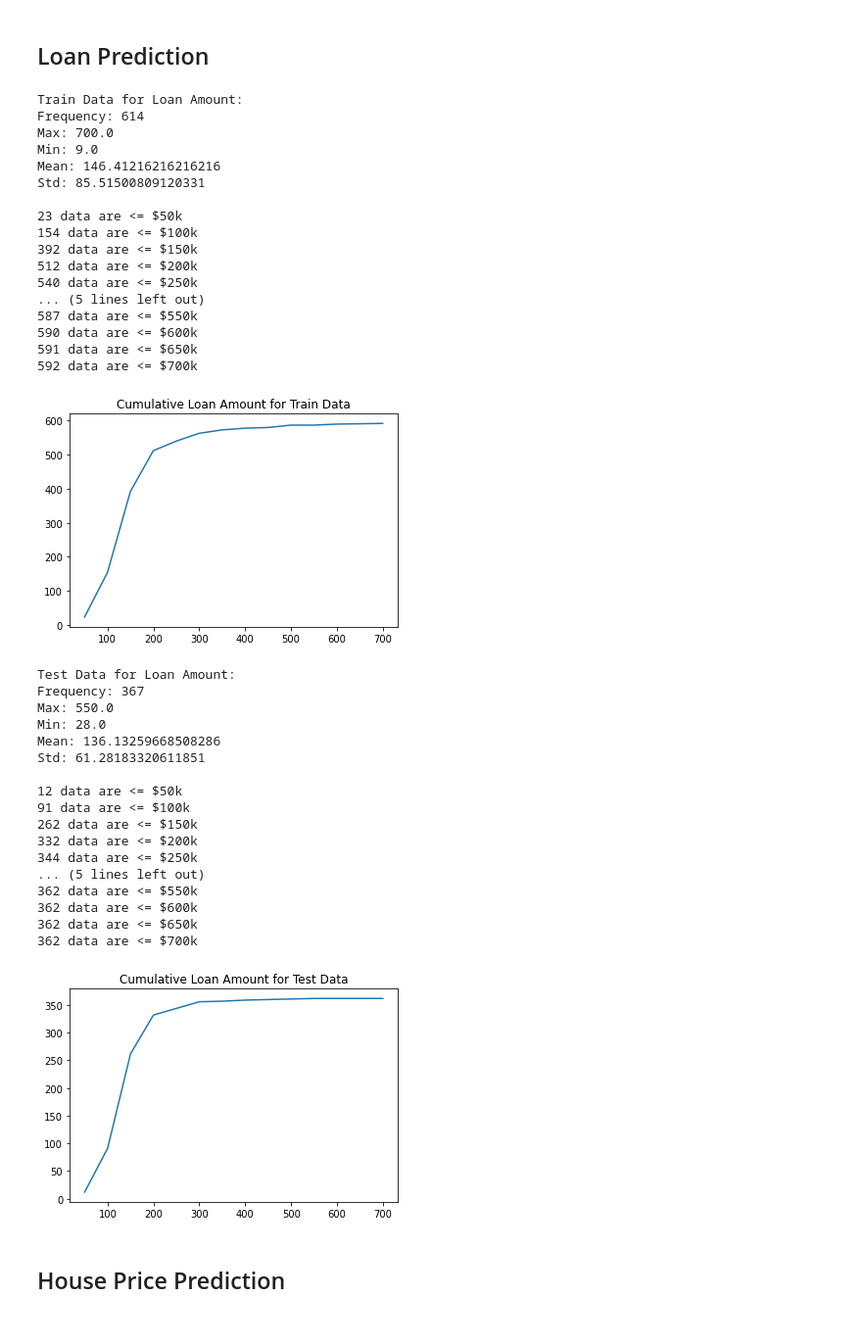
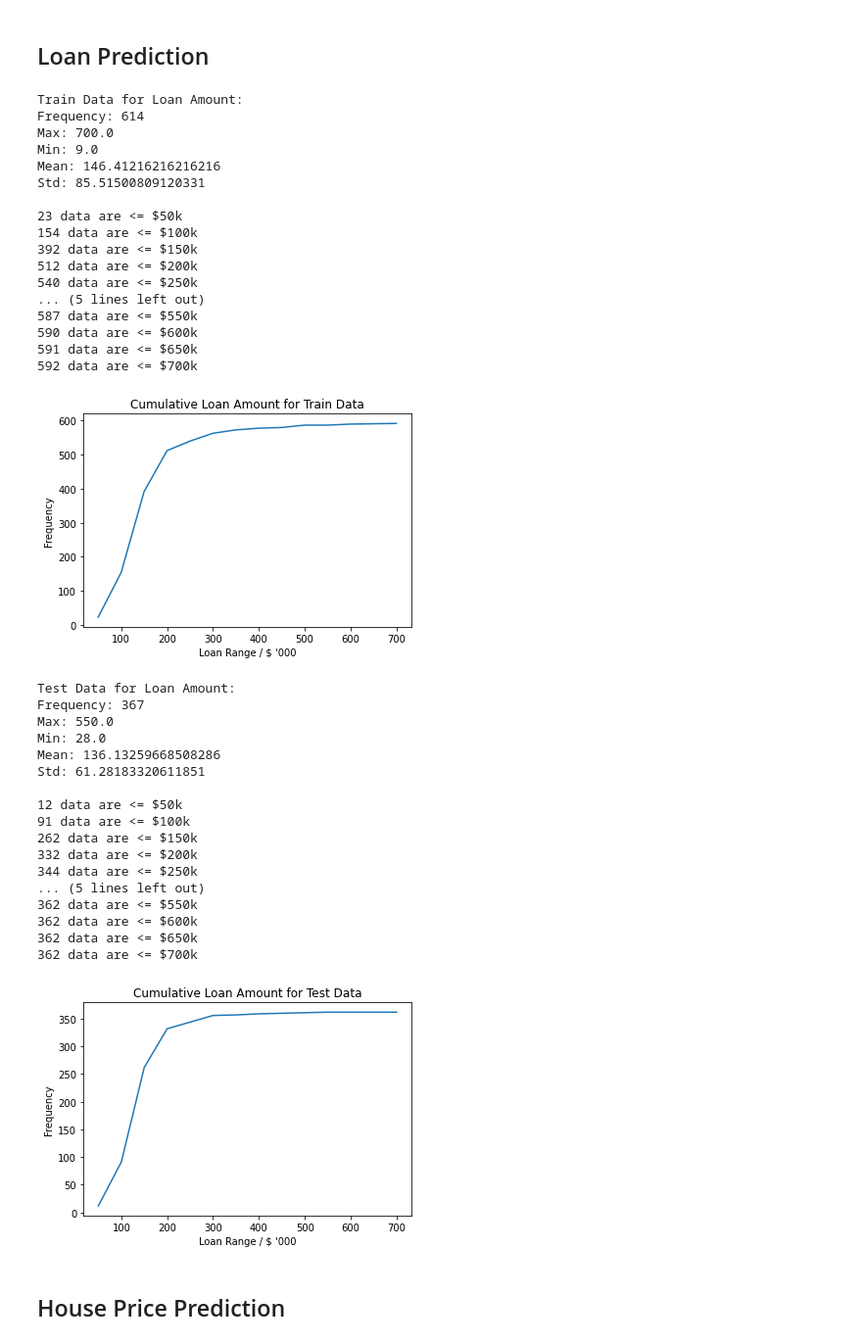
Before and after one commit to dbtronics/Family-Housing-Predictor, a Jupyter notebook: Housing_and_Loan_Predictor.ipynb, the cells around one changed output. Shown: that part at 98% size. Saved outputs shown, nothing was run; the diff lists cells and outputs as text; code cells hidden in the pictures.

```diff
--- a/Housing_and_Loan_Predictor.ipynb
+++ b/Housing_and_Loan_Predictor.ipynb
@@ -48,6 +48,8 @@ for i in range(loan_range_list.shape[0]):
 
 plt.plot(loan_range_list, loan_range_freq)
 plt.title("Cumulative Loan Amount for Train Data")
+plt.xlabel("Loan Range / $ '000")
+plt.ylabel("Frequency")
 plt.show()
 
 test_loan = pd_raw_loan_prediction["test"].loc[:, "LoanAmount"]
@@ -66,6 +68,8 @@ for i in range(loan_range_list.shape[0]):
 
 plt.plot(loan_range_list, loan_range_freq)
 plt.title("Cumulative Loan Amount for Test Data")
+plt.xlabel("Loan Range / $ '000")
+plt.ylabel("Frequency")
 plt.show()
 # %% [output]
 Train Data for Loan Amount:
@@ -75,35 +79,35 @@ Min: 9.0
 Mean: 146.41216216216216
 Std: 85.51500809120331
 
 23 data are <= $50k
 154 data are <= $100k
 392 data are <= $150k
 512 data are <= $200k
 540 data are <= $250k
 ... (5 lines left out)
 587 data are <= $550k
 590 data are <= $600k
 591 data are <= $650k
 592 data are <= $700k
-[figure, old version]
+[figure, new version]
 Test Data for Loan Amount:
 Frequency: 367
 Max: 550.0
 Min: 28.0
 Mean: 136.13259668508286
 Std: 61.28183320611851
 
 12 data are <= $50k
 91 data are <= $100k
 262 data are <= $150k
 332 data are <= $200k
 344 data are <= $250k
 ... (5 lines left out)
 362 data are <= $550k
 362 data are <= $600k
 362 data are <= $650k
 362 data are <= $700k
-[figure, old version]
+[figure, new version]
 # %% [markdown]
 ## House Price Prediction
 # %%
```
Also changed, not shown: parts of 4 cells of this notebook.
